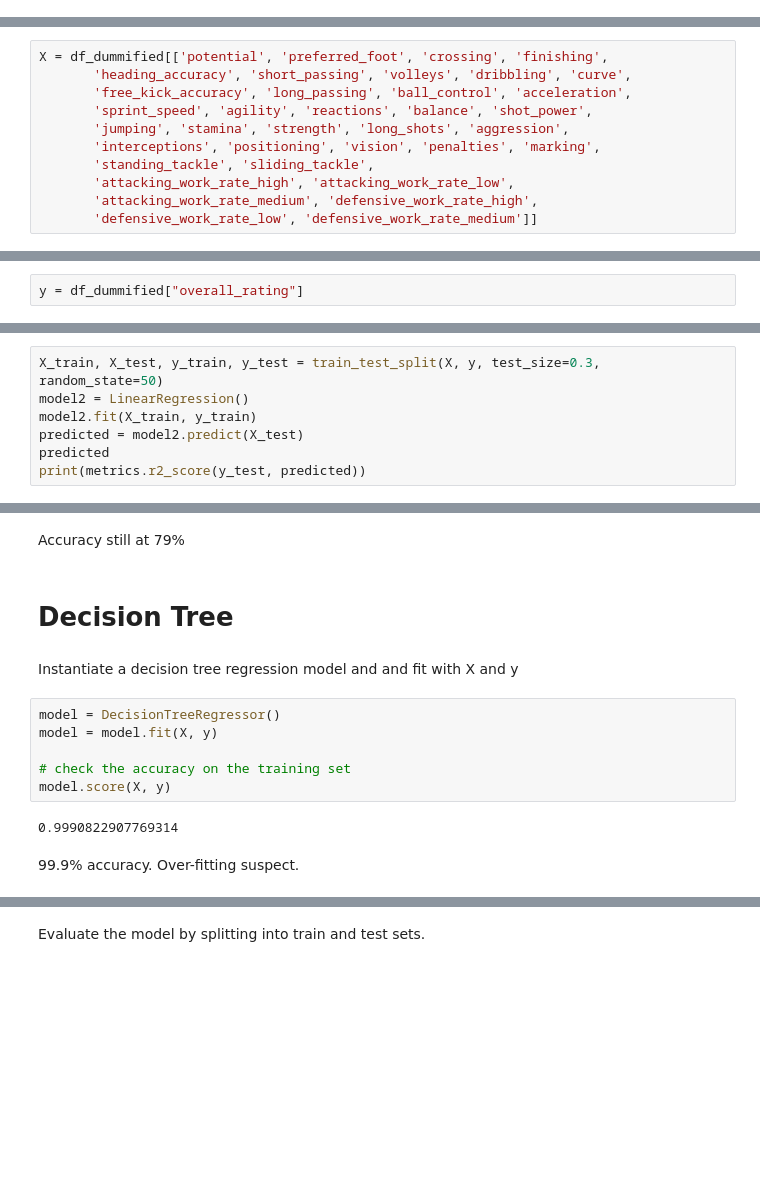
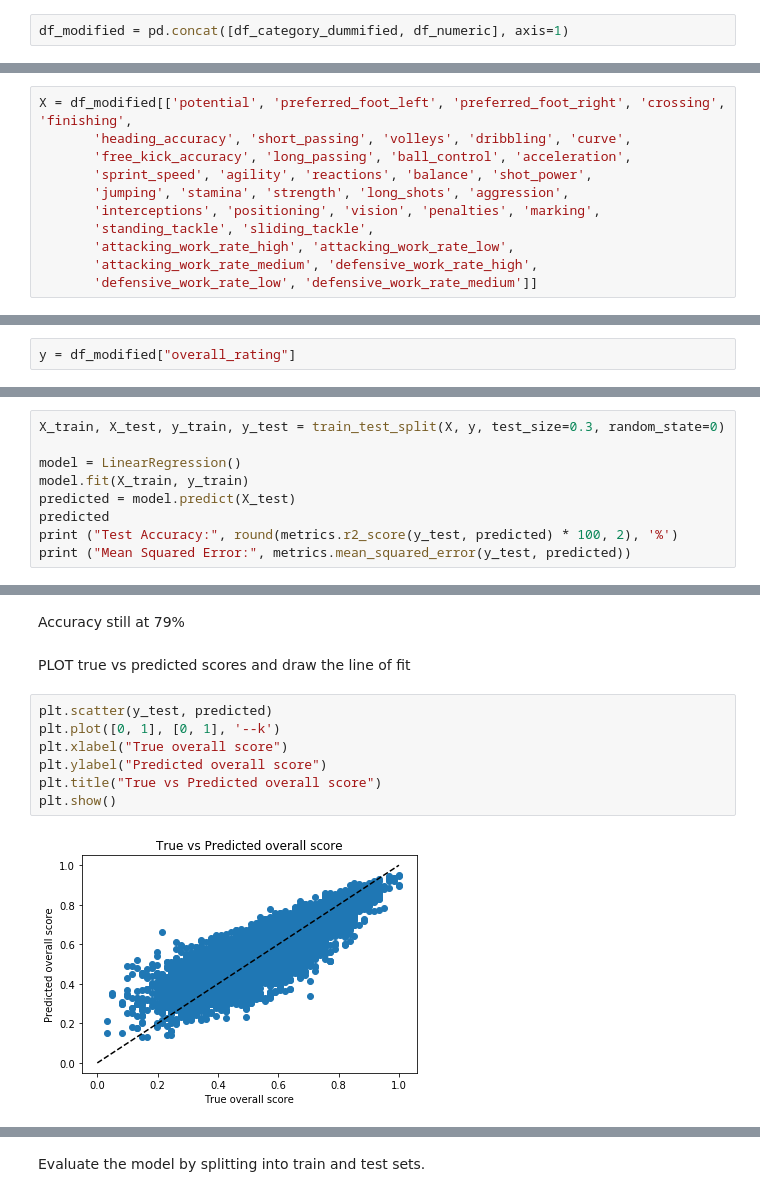
Before and after one commit to siddharthalal/Project-2---Predicting-Player-s-Ratings, a Jupyter notebook: Project 2 - Predicting Player's Rating.ipynb, the cells around one changed output, grey strips where cells are left out. Saved outputs shown, nothing was run; the diff lists cells and outputs as text; blank space fills up the shorter version.

```diff
--- a/Project 2 - Predicting Player's Rating.ipynb
+++ b/Project 2 - Predicting Player's Rating.ipynb
@@ -212 +212,3 @@ df_dummified = pd.get_dummies(df,columns=['attacking_work_rate','defensive_work_
+# %%
+df_modified = pd.concat([df_category_dummified, df_numeric], axis=1)
 # %%
@@ -228,7 +230,7 @@ Index(['id', 'player_fifa_api_id', 'player_api_id', 'date', 'overall_rating',
 # %% [markdown]
 The columns that we will be making predictions with.
 # %%
-X = df_dummified[['potential', 'preferred_foot', 'crossing', 'finishing',
+X = df_modified[['potential', 'preferred_foot_left', 'preferred_foot_right', 'crossing', 'finishing',
        'heading_accuracy', 'short_passing', 'volleys', 'dribbling', 'curve',
        'free_kick_accuracy', 'long_passing', 'ball_control', 'acceleration',
        'sprint_speed', 'agility', 'reactions', 'balance', 'shot_power',
@@ -241,5 +243,5 @@ X = df_dummified[['potential', 'preferred_foot', 'crossing', 'finishing',
 # %% [markdown]
 The column that we want to predict.
 # %%
-y = df_dummified["overall_rating"]
+y = df_modified["overall_rating"]
 # %% [markdown]
@@ -259,10 +249,12 @@ model.score(X, y)
 # %% [markdown]
 Evaluate the model by splitting into train and test sets.
 # %%
-X_train, X_test, y_train, y_test = train_test_split(X, y, test_size=0.3, random_state=50)
-model2 = LinearRegression()
-model2.fit(X_train, y_train)
-predicted = model2.predict(X_test)
+X_train, X_test, y_train, y_test = train_test_split(X, y, test_size=0.3, random_state=0)
+
+model = LinearRegression()
+model.fit(X_train, y_train)
+predicted = model.predict(X_test)
 predicted
-print(metrics.r2_score(y_test, predicted))
+print ("Test Accuracy:", round(metrics.r2_score(y_test, predicted) * 100, 2), '%')
+print ("Mean Squared Error:", metrics.mean_squared_error(y_test, predicted))
 # %% [output]
@@ -332,16 +272,13 @@ print(metrics.r2_score(y_test, predicted))
 # %% [markdown]
 Accuracy still at 79%
-# %% [markdown]
-# Decision Tree
-# %% [markdown]
-Instantiate a decision tree regression model and and fit with X and y
-# %%
-model = DecisionTreeRegressor()
-model = model.fit(X, y)
-
-# check the accuracy on the training set
-model.score(X, y)
-# %% [output]
-0.9990822907769314
-# %% [markdown]
-99.9% accuracy. Over-fitting suspect.
+# %% [markdown]
+PLOT true vs predicted scores and draw the line of fit
+# %%
+plt.scatter(y_test, predicted)
+plt.plot([0, 1], [0, 1], '--k')
+plt.xlabel("True overall score")
+plt.ylabel("Predicted overall score")
+plt.title("True vs Predicted overall score")
+plt.show()
+# %% [output]
+[figure, added]
```
Also changed, not shown: parts of 53 cells of this notebook.
